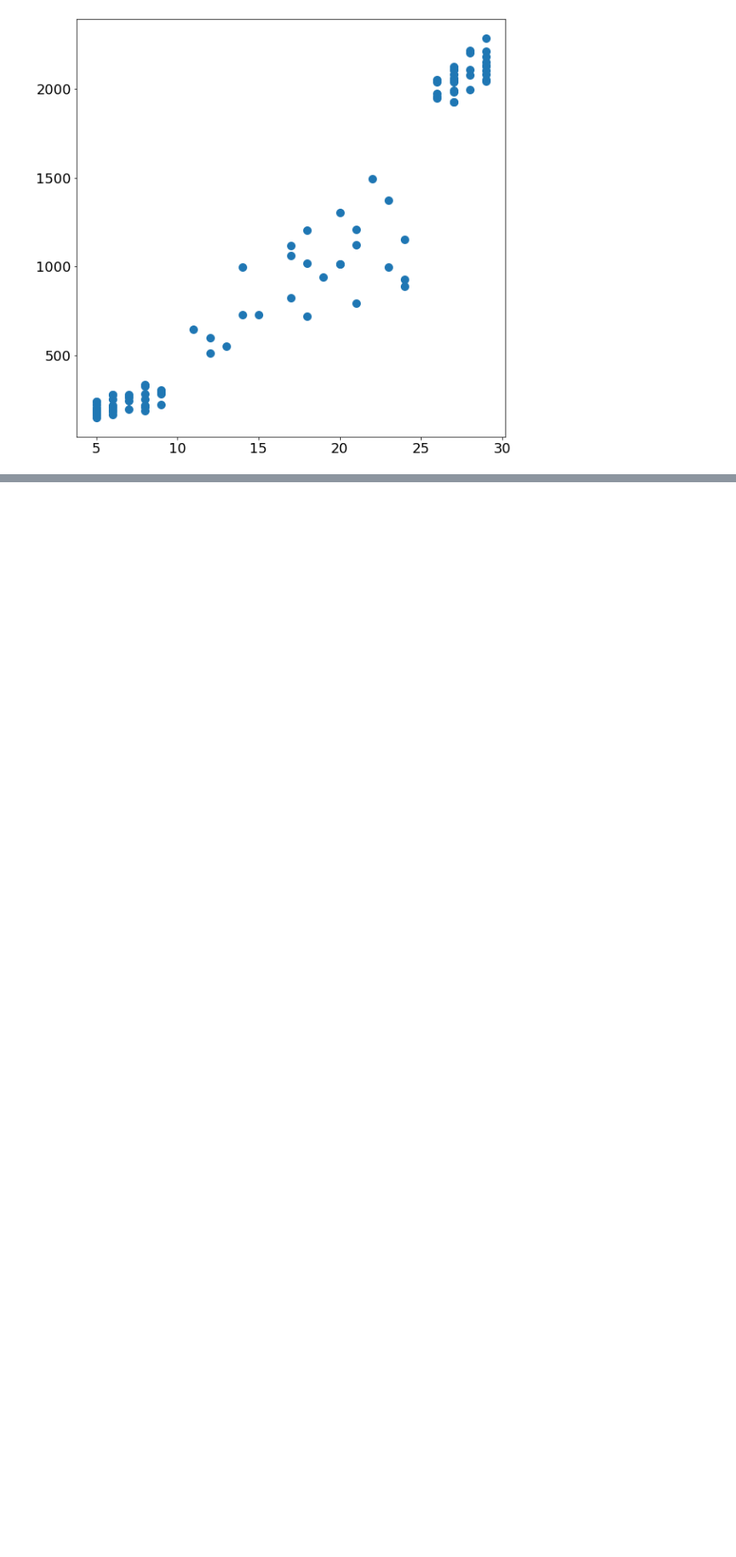
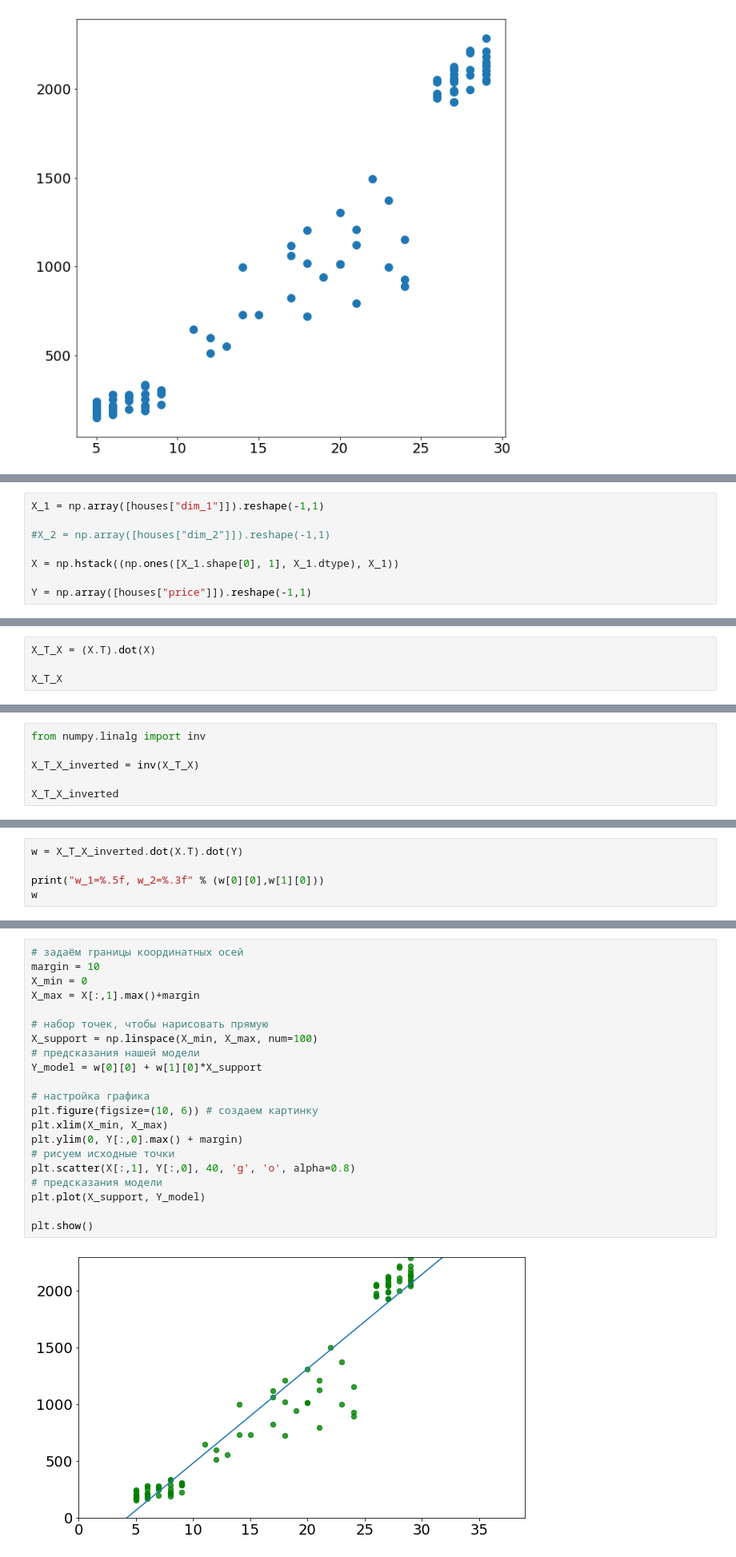
Before and after one commit to RomanK-ML/my-notes, a Jupyter notebook: Конспекты/Data Science/Machine learning/Обучение с учителем/Регрессия/Linear Regression.ipynb, the cells around one changed output, grey strips where cells are left out. Shown at 80% size. Saved outputs shown, nothing was run; the diff lists cells and outputs as text; blank space fills up the shorter version.

```diff
--- a/Конспекты/Data Science/Machine learning/Обучение с учителем/Регрессия/Linear Regression.ipynb
+++ b/Конспекты/Data Science/Machine learning/Обучение с учителем/Регрессия/Linear Regression.ipynb
@@ -41,0 +204,8 @@ plt.show()
+# %%
+X_1 = np.array([houses["dim_1"]]).reshape(-1,1)
+
+#X_2 = np.array([houses["dim_2"]]).reshape(-1,1)
+
+X = np.hstack((np.ones([X_1.shape[0], 1], X_1.dtype), X_1))
+
+Y = np.array([houses["price"]]).reshape(-1,1)
@@ -41,0 +217,4 @@ plt.show()
+# %%
+X_T_X = (X.T).dot(X)
+
+X_T_X
@@ -41,0 +229,6 @@ plt.show()
+# %%
+from numpy.linalg import inv
+
+X_T_X_inverted = inv(X_T_X)
+
+X_T_X_inverted
@@ -41,0 +243,5 @@ plt.show()
+# %%
+w = X_T_X_inverted.dot(X.T).dot(Y)
+
+print("w_1=%.5f, w_2=%.3f" % (w[0][0],w[1][0]))
+w
@@ -41,0 +254,23 @@ plt.show()
+# %%
+# задаём границы координатных осей
+margin = 10
+X_min = 0
+X_max = X[:,1].max()+margin
+
+# набор точек, чтобы нарисовать прямую
+X_support = np.linspace(X_min, X_max, num=100)
+# предсказания нашей модели
+Y_model = w[0][0] + w[1][0]*X_support
+
+# настройка графика
+plt.figure(figsize=(10, 6)) # создаем картинку
+plt.xlim(X_min, X_max)
+plt.ylim(0, Y[:,0].max() + margin)
+# рисуем исходные точки
+plt.scatter(X[:,1], Y[:,0], 40, 'g', 'o', alpha=0.8)
+# предсказания модели
+plt.plot(X_support, Y_model)
+
+plt.show()
+# %% [output]
+[figure, added]
```
Also changed, not shown: parts of 50 cells of this notebook, 8 other files.
